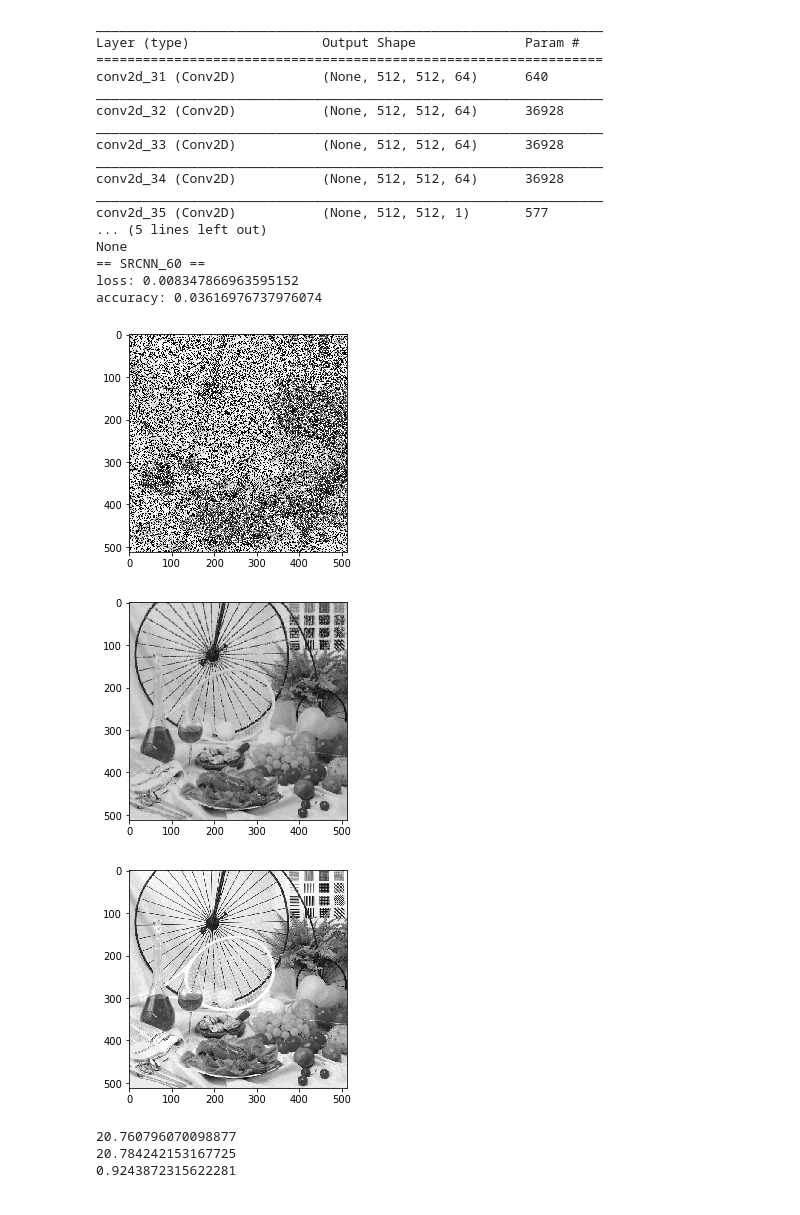
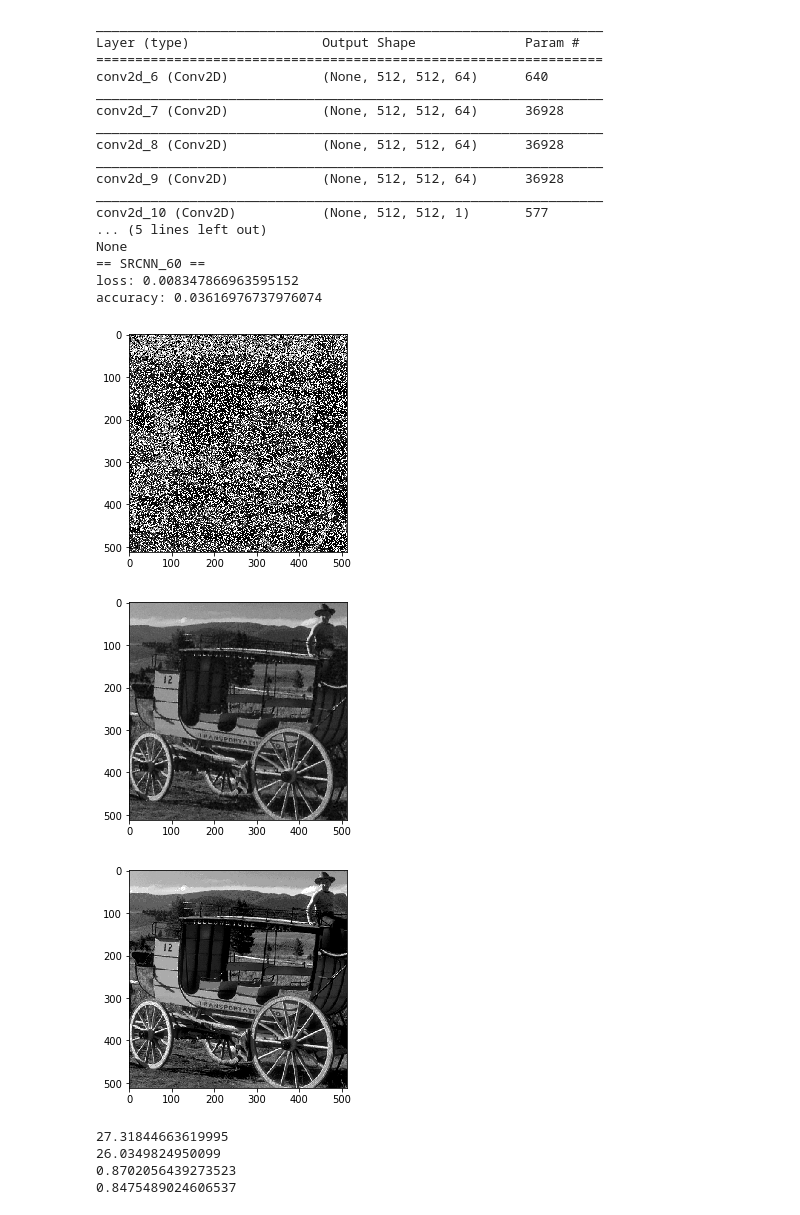
Before and after one commit to tomsan61065/DL, a Jupyter notebook: imageNoise/imageNoiseTest-New.ipynb, the cells around one changed output. Drawn from its saved outputs; the diff is of its cells as text; code cells hidden in the pictures.

```diff
--- a/imageNoise/imageNoiseTest-New.ipynb
+++ b/imageNoise/imageNoiseTest-New.ipynb
@@ -147,18 +147,26 @@ result = result.reshape(-1, 512, 512)
 X_50 = X_50.reshape(-1, 512, 512)
 dataY = dataY.reshape(-1, 512, 512)
 
-img = X_50[6]
+img = X_50[18]
 plt.imshow(img, cmap="gray")
 plt.show()
 
-img = result[6]
+img = result[18]
 plt.imshow(img, cmap="gray")
 plt.show()
 
-img = dataY[6]
+img = dataY[18]
 plt.imshow(img, cmap="gray")
 plt.show()
-print(PSNR(dataY[6], result[6]) )
-print(PSNR(dataY, result) )
-print(SSIM(dataY, result))
+print(PSNR(dataY[18], result[18]) )
+totalPSNR = 0
+for i in range(80):
+    totalPSNR += PSNR(dataY[i], result[i])
+print(totalPSNR / 80)
+
+totalSSIM = 0
+print(SSIM(dataY[18], result[18]))
+for i in range(80):
+    totalSSIM += SSIM(dataY[i], result[i])
+print(totalSSIM / 80)
 # %% [output]
@@ -206,49 +215,58 @@ score = model.evaluate(X_60, dataY, verbose=0)
 print('loss:', score[0])
 print('accuracy:', score[1])
 
 result = model.predict(X_60)
 result = result.reshape(-1, 512, 512)
 X_60 = X_60.reshape(-1, 512, 512)
 dataY = dataY.reshape(-1, 512, 512)
 
-img = X_60[6]
+img = X_60[18]
 plt.imshow(img, cmap="gray")
 plt.show()
 
-img = result[6]
+img = result[18]
 plt.imshow(img, cmap="gray")
 plt.show()
 
-img = dataY[6]
+img = dataY[18]
 plt.imshow(img, cmap="gray")
 plt.show()
-print(PSNR(dataY[6], result[6]) )
-print(PSNR(dataY, result) )
-print(SSIM(dataY, result))
+print(PSNR(dataY[18], result[18]) )
+totalPSNR = 0
+for i in range(80):
+    totalPSNR += PSNR(dataY[i], result[i])
+print(totalPSNR / 80)
+
+totalSSIM = 0
+print(SSIM(dataY[18], result[18]))
+for i in range(80):
+    totalSSIM += SSIM(dataY[i], result[i])
+print(totalSSIM / 80)
 # %% [output]
 _________________________________________________________________
 Layer (type)                 Output Shape              Param #
 =================================================================
-conv2d_31 (Conv2D)           (None, 512, 512, 64)      640
+conv2d_6 (Conv2D)            (None, 512, 512, 64)      640
 _________________________________________________________________
-conv2d_32 (Conv2D)           (None, 512, 512, 64)      36928
+conv2d_7 (Conv2D)            (None, 512, 512, 64)      36928
 _________________________________________________________________
-conv2d_33 (Conv2D)           (None, 512, 512, 64)      36928
+conv2d_8 (Conv2D)            (None, 512, 512, 64)      36928
 _________________________________________________________________
-conv2d_34 (Conv2D)           (None, 512, 512, 64)      36928
+conv2d_9 (Conv2D)            (None, 512, 512, 64)      36928
 _________________________________________________________________
-conv2d_35 (Conv2D)           (None, 512, 512, 1)       577
+conv2d_10 (Conv2D)           (None, 512, 512, 1)       577
 ... (5 lines left out)
 None
 == SRCNN_60 ==
 loss: 0.008347866963595152
 accuracy: 0.03616976737976074
 [figure]
-[figure, old version]
+[figure, new version]
-[figure, old version]
+[figure, new version]
-20.760796070098877
-20.784242153167725
-0.9243872315622281
+27.31844663619995
+26.0349824950099
+0.8702056439273523
+0.8475489024606537
 # %%
 """
     noise 70%
```
Also changed, not shown: parts of 6 cells of this notebook, 1 other file.
